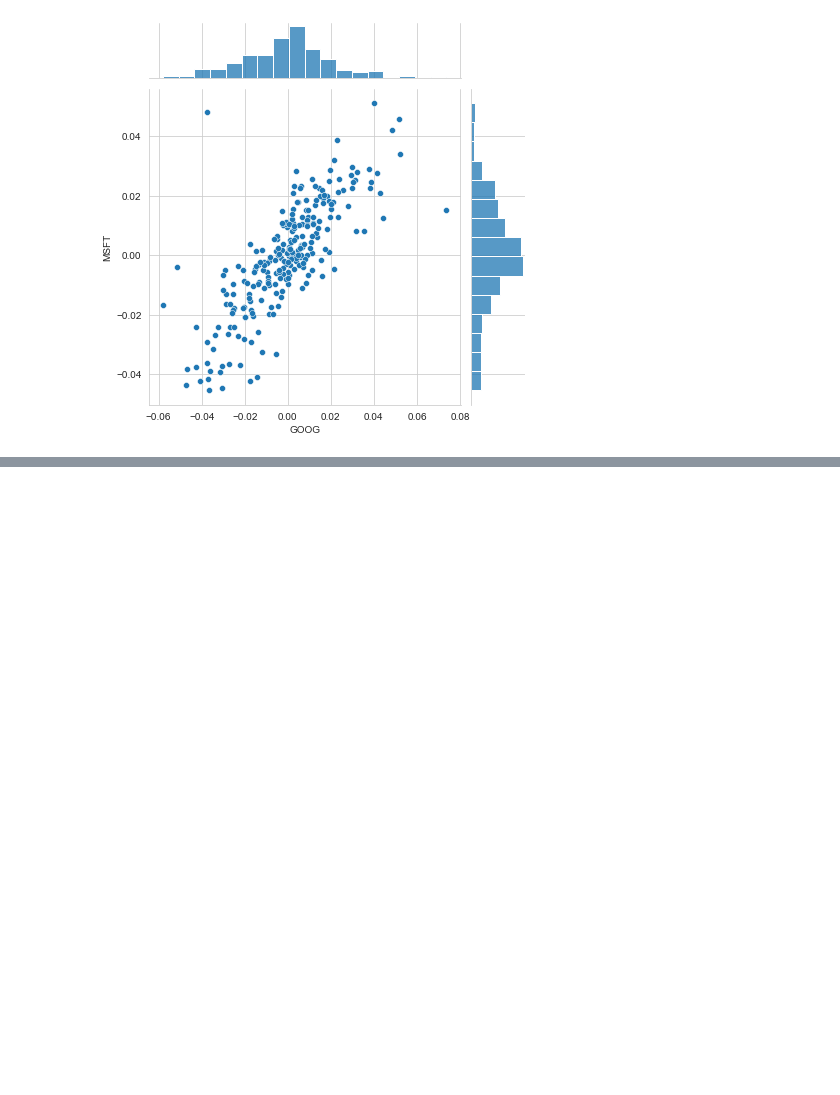
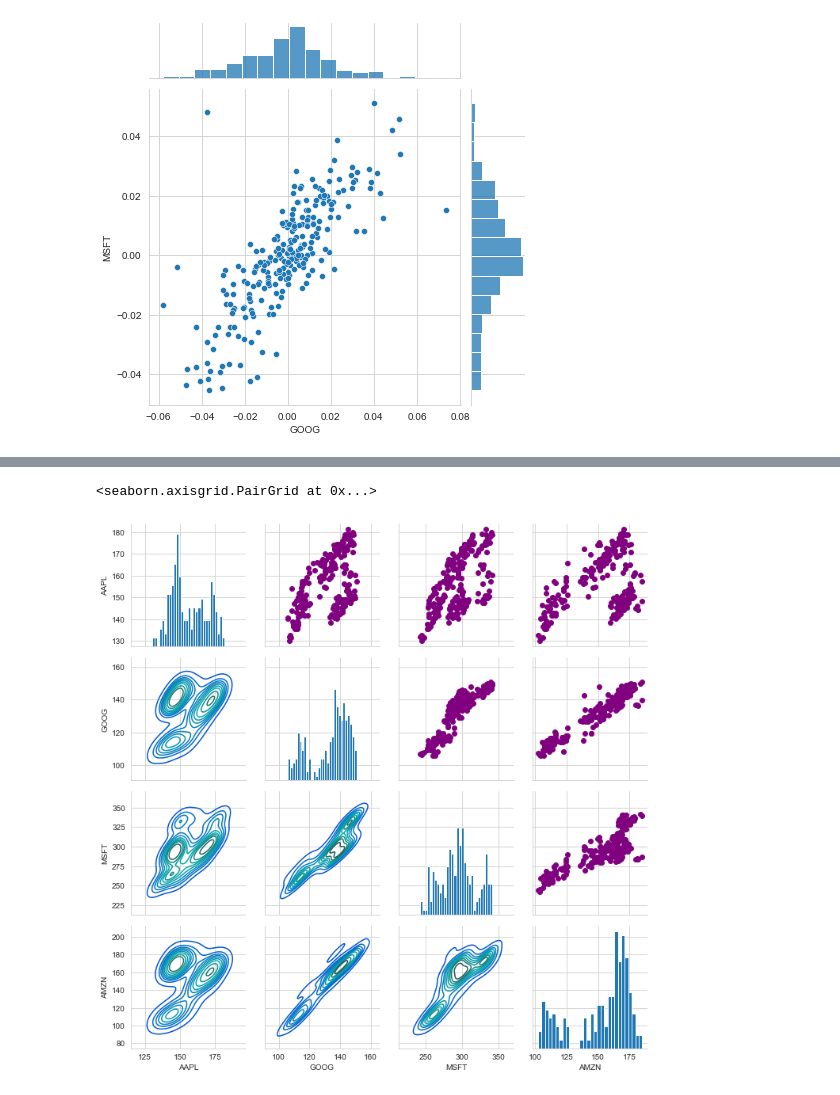
Before and after one commit to jry62/Stock_Market_Analysis, a Jupyter notebook: Stock_Market_Analysis_Project.ipynb, the cells around one changed output, grey strips where cells are left out. Drawn from its saved outputs; the diff is of its cells as text; code cells hidden in the pictures; blank space fills up the shorter version.

```diff
--- a/Stock_Market_Analysis_Project.ipynb
+++ b/Stock_Market_Analysis_Project.ipynb
@@ -189,0 +208,11 @@ SVG(url='http://upload.wikimedia.org/wikipedia/commons/d/d4/Correlation_examples
+# %%
+# analyzing the correlations of the closing prices
+
+returns_fig = sns.PairGrid(close_df.dropna())
+
+returns_fig.map_upper(plt.scatter, color='purple')
+returns_fig.map_lower(sns.kdeplot, cmap='winter_d')
+returns_fig.map_diag(plt.hist, bins=30)
+# %% [output]
+<seaborn.axisgrid.PairGrid at 0x...>
+[figure, added]
```
Also changed, not shown: parts of 5 cells of this notebook.
